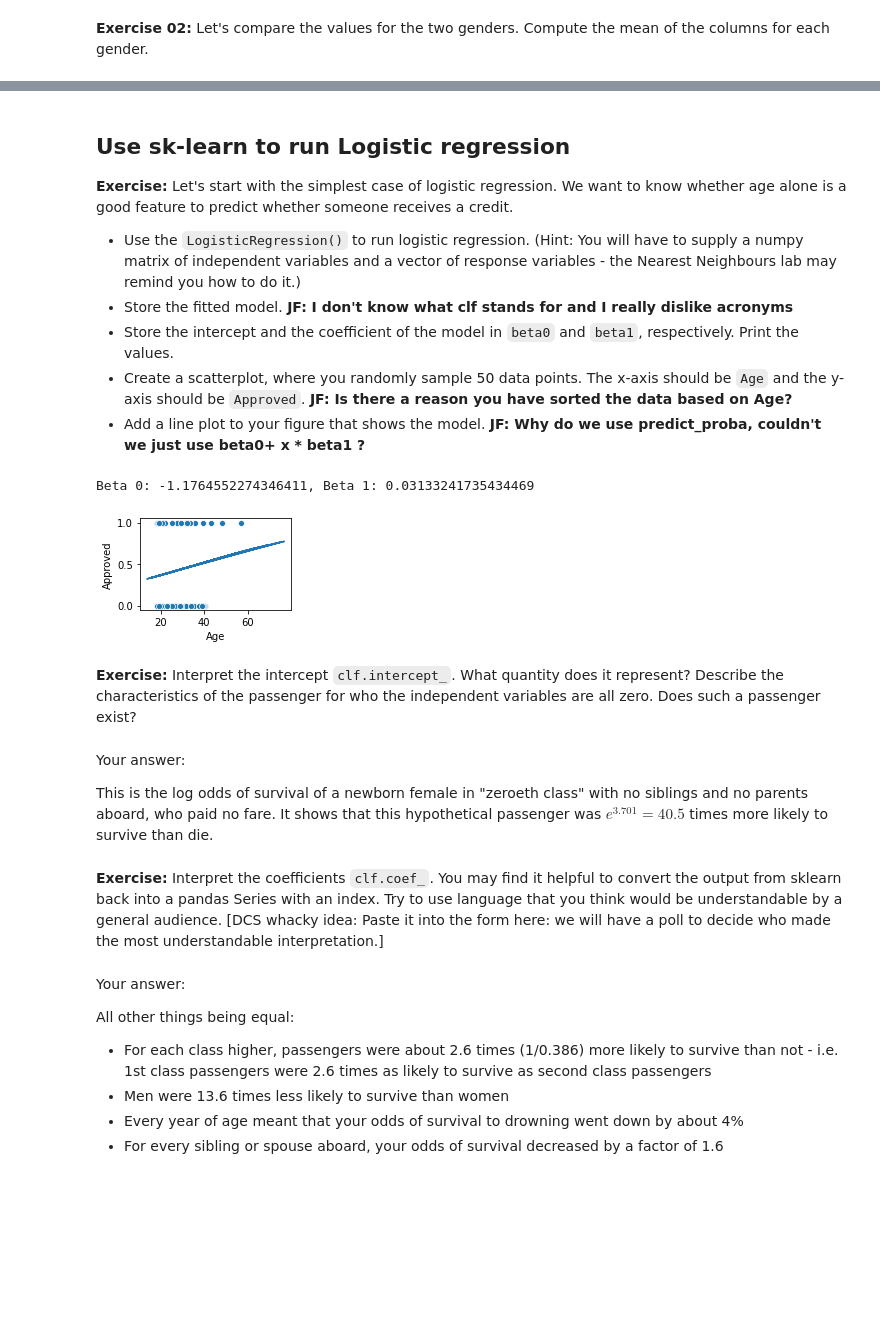
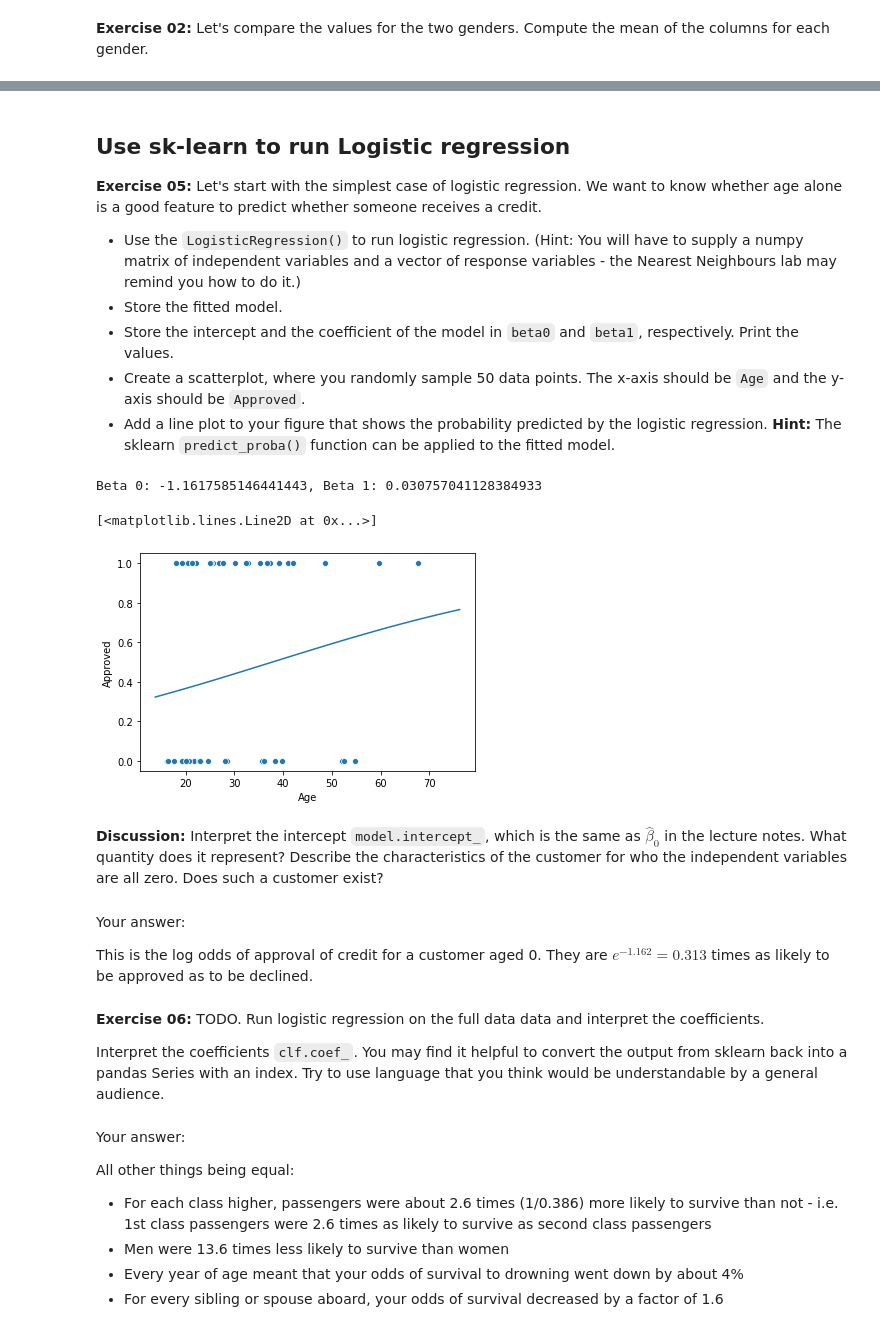
Before and after one commit to Inf2-FDS/FDS-S2-01-logistic-regression-solution, a Jupyter notebook: weekS2-04-solutions.ipynb, the cells around one changed output, grey strips where cells are left out. Saved outputs shown, nothing was run; the diff lists cells and outputs as text; code cells hidden in the pictures; blank space fills up the shorter version.

Commit message:
Changes after JF-DCS discussion

```diff
--- a/weekS2-04-solutions.ipynb
+++ b/weekS2-04-solutions.ipynb
@@ -92,28 +111,27 @@ credit.drop(['Income', 'CreditScore'], 1, inplace=True)
 # %% [markdown]
 ## Use sk-learn to run Logistic regression
 
-**Exercise:** Let's start with the simplest case of logistic regression. We want to know whether age alone is a good feature to predict whether someone receives a credit.
+**Exercise 05:** Let's start with the simplest case of logistic regression. We want to know whether age alone is a good feature to predict whether someone receives a credit.
 - Use the `LogisticRegression()` to run logistic regression. (Hint: You will have to supply a numpy matrix of independent variables and a vector of response variables - the Nearest Neighbours lab may remind you how to do it.)
-- Store the fitted model. **JF: I don't know what clf stands for and I really dislike acronyms**
+- Store the fitted model.
 - Store the intercept and the coefficient of the model in `beta0` and `beta1`, respectively. Print the values.
 - Create a scatterplot, where you randomly sample 50 data points. The x-axis should be `Age` and the y-axis should be `Approved`.
-**JF: Is there a reason you have sorted the data based on Age?**
-- Add a line plot to your figure that shows the model. **JF: Why do we use predict_proba, couldn't we just use beta0+ x * beta1 ?**
+- Add a line plot to your figure that shows the probability predicted by the logistic regression. **Hint:** The sklearn `predict_proba()` function can be applied to the fitted model.
 # %%
 X = credit[['Age']].to_numpy(copy=True)
 y = credit['Approved'].to_numpy()
-model = LogisticRegression(random_state=0).fit(X, y)
+model = LogisticRegression().fit(X, y)
 beta0 = model.intercept_[0]
 beta1 = model.coef_[0][0]
 print("Beta 0: " + str(beta0) + ", Beta 1: " + str(beta1))
-plt.figure(figsize=(3, 2))
+plt.figure()
 
-sns.scatterplot(x='Age', y='Approved', data=credit.sample(50, random_state=1))
-plt.plot(X, model.predict_proba(X)[:,1])
-
-plt.tight_layout()
+sns.scatterplot(x='Age', y='Approved', data=credit.sample(50))
+x = np.arange(credit.Age.min(), credit.Age.max(), 0.5)
+plt.plot(x, model.predict_proba(np.reshape(x, (-1, 1)))[:,1])
 # %% [output]
-Beta 0: -1.1764552274346411, Beta 1: 0.03133241735434469
+Beta 0: -1.1617585146441443, Beta 1: 0.030757041128384933
+[<matplotlib.lines.Line2D at 0x...>]
-[figure, old version]
+[figure, new version]
 # %% [markdown]
-**Exercise:** Interpret the intercept `clf.intercept_`. What quantity does it represent? Describe the characteristics of the passenger for who the independent variables are all zero. Does such a passenger exist?
+**Discussion:** Interpret the intercept `model.intercept_`, which is the same as $\hat\beta_0$ in the lecture notes. What quantity does it represent? Describe the characteristics of the customer for who the independent variables are all zero. Does such a customer exist?
@@ -122,6 +138,9 @@ clf.intercept_
-# %% [markdown]
-Your answer:
-
-This is the log odds of survival of a newborn female in "zeroeth class" with no siblings and no parents aboard, who paid no fare. It shows that this hypothetical passenger was $e^{3.701}=40.5$ times more likely to survive than die.
+# %% [markdown]
+Your answer:
+
+This is the log odds of approval of credit for a customer aged 0. They are $e^{-1.162}=0.313$ times as likely to be approved as to be declined.
 # %% [markdown]
-**Exercise:** Interpret the coefficients `clf.coef_`. You may find it helpful to convert the output from sklearn back into a pandas Series with an index. Try to use language that you think would be understandable by a general audience. [DCS whacky idea: Paste it into the form here: we will have a poll to decide who made the most understandable interpretation.]
+**Exercise 06:** TODO. Run logistic regression on the full data data and interpret the coefficients.
+
+
+Interpret the coefficients `clf.coef_`. You may find it helpful to convert the output from sklearn back into a pandas Series with an index. Try to use language that you think would be understandable by a general audience.
```
Also changed, not shown: parts of 13 cells of this notebook.
